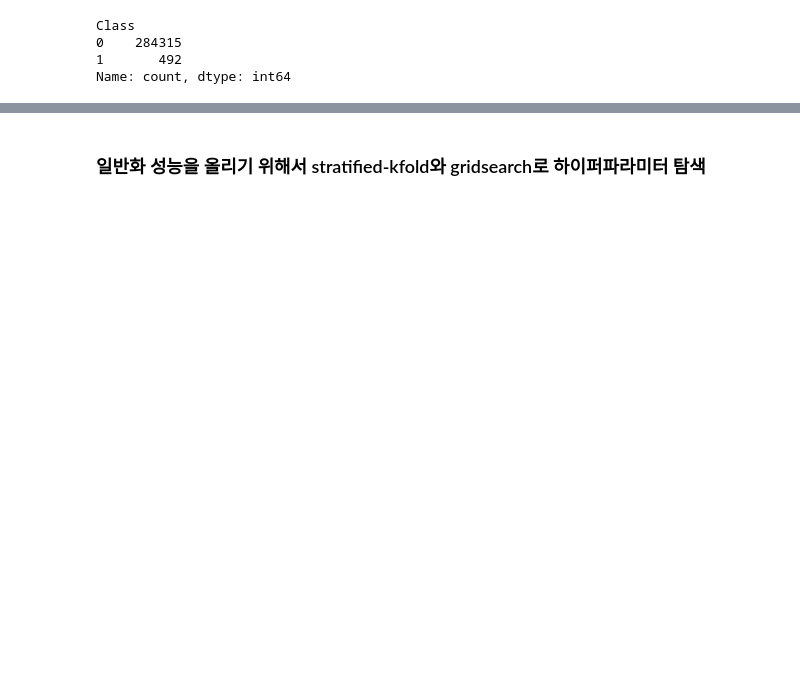
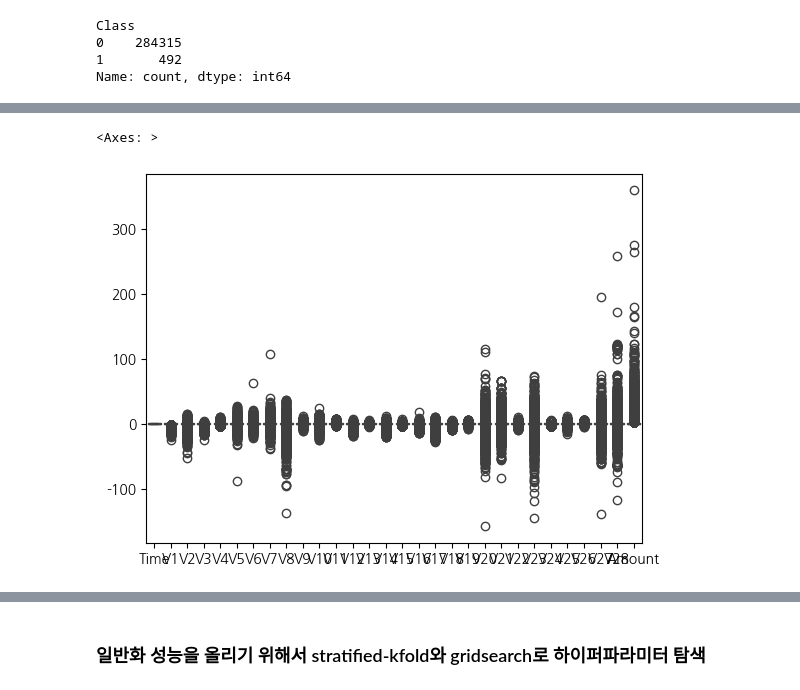
Before and after one commit to youngeunkoo/fintech_service, a Jupyter notebook: 09Time_series/07_사기탐지_신용카드_사기_분석01.ipynb, the cells around one changed output, grey strips where cells are left out. Drawn from its saved outputs; the diff is of its cells as text; code cells hidden in the pictures; blank space fills up the shorter version.

```diff
--- a/09Time_series/07_사기탐지_신용카드_사기_분석01.ipynb
+++ b/09Time_series/07_사기탐지_신용카드_사기_분석01.ipynb
@@ -72,0 +172,5 @@ Name: count, dtype: int64
+# %%
+rs = RobustScaler()
+X_scaled = rs.fit_transform(X)
+X_scaled = pd.DataFrame(X_scaled, columns=X.columns)
+X_scaled
@@ -72,0 +191,5 @@ Name: count, dtype: int64
+# %%
+sns.boxplot(X_scaled)
+# %% [output]
+<Axes: >
+[figure, added]
```
Also changed, not shown: parts of 26 cells of this notebook, 2 other files.
